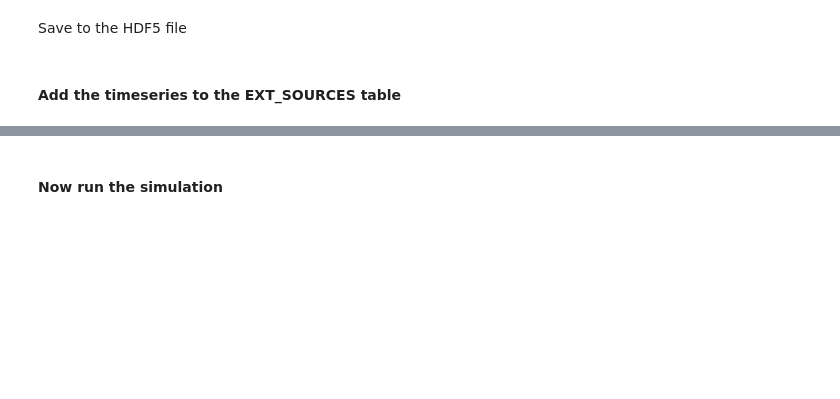
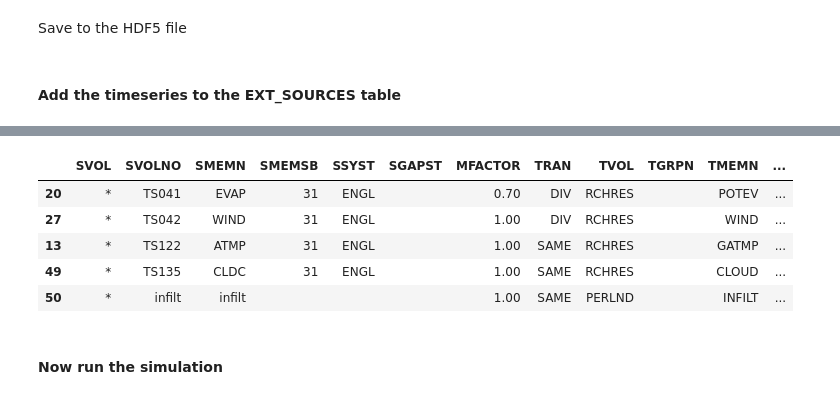
Before and after one commit to respec/HSPsquared, a Jupyter notebook: HSP2notebooks/Introduction.ipynb, the cells around one changed output, grey strips where cells are left out. Saved outputs shown, nothing was run; the diff lists cells and outputs as text; code cells hidden in the pictures; blank space fills up the shorter version.

```diff
--- a/HSP2notebooks/Introduction.ipynb
+++ b/HSP2notebooks/Introduction.ipynb
@@ -436,6 +853,13 @@ nrows, ncols
 # %%
-ext.loc[nrows] = ['*', 'infilt', '', '', '', 1.0, 'SAME', 'PERLND', '', 'INFILT', '', 'P001',  'Adding New series to control infilt']
+ext.loc[nrows] = ['*', 'infilt', 'infilt', '', '', '', 1.0, 'SAME', 'PERLND', '', 'INFILT', '', 'P001',  'Adding New series to control infilt']
 ext.tail()
+# %% [output]
+|  | SVOL | SVOLNO | SMEMN | SMEMSB | SSYST | SGAPST | MFACTOR | TRAN | TVOL | TGRPN | TMEMN | ... |
+| 20 | * | TS041 | EVAP | 31 | ENGL |  | 0.70 | DIV | RCHRES |  | POTEV | ... |
+| 27 | * | TS042 | WIND | 31 | ENGL |  | 1.00 | DIV | RCHRES |  | WIND | ... |
+| 13 | * | TS122 | ATMP | 31 | ENGL |  | 1.00 | SAME | RCHRES |  | GATMP | ... |
+| 49 | * | TS135 | CLDC | 31 | ENGL |  | 1.00 | SAME | RCHRES |  | CLOUD | ... |
+| 50 | * | infilt | infilt |  |  |  | 1.00 | SAME | PERLND |  | INFILT | ... |
 # %%
 ext.to_hdf(hdfname, '/CONTROL/EXT_SOURCES',  data_columns=True, format='table')
 # %% [markdown]
```
Also changed, not shown: parts of 55 cells of this notebook, 11 other files.
